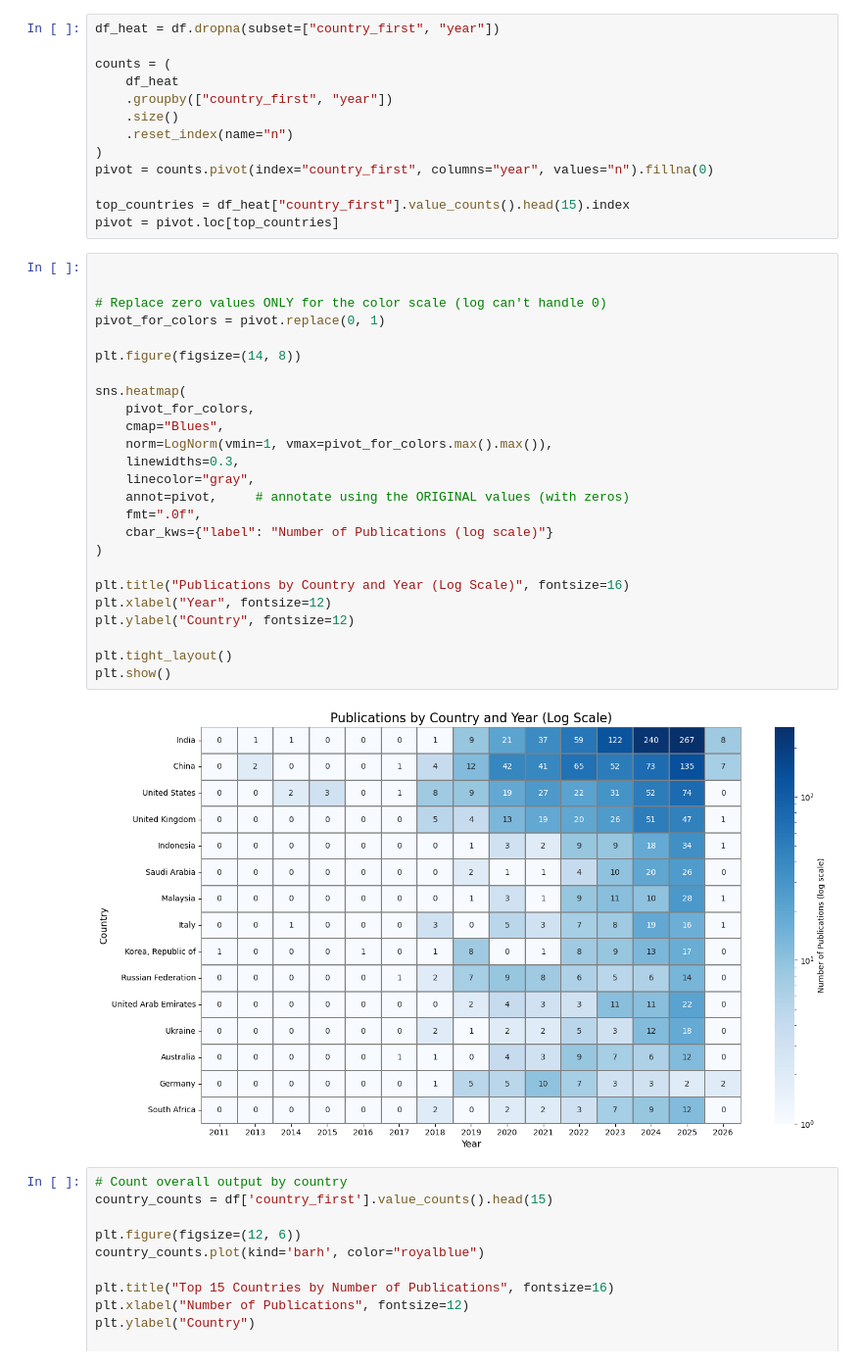
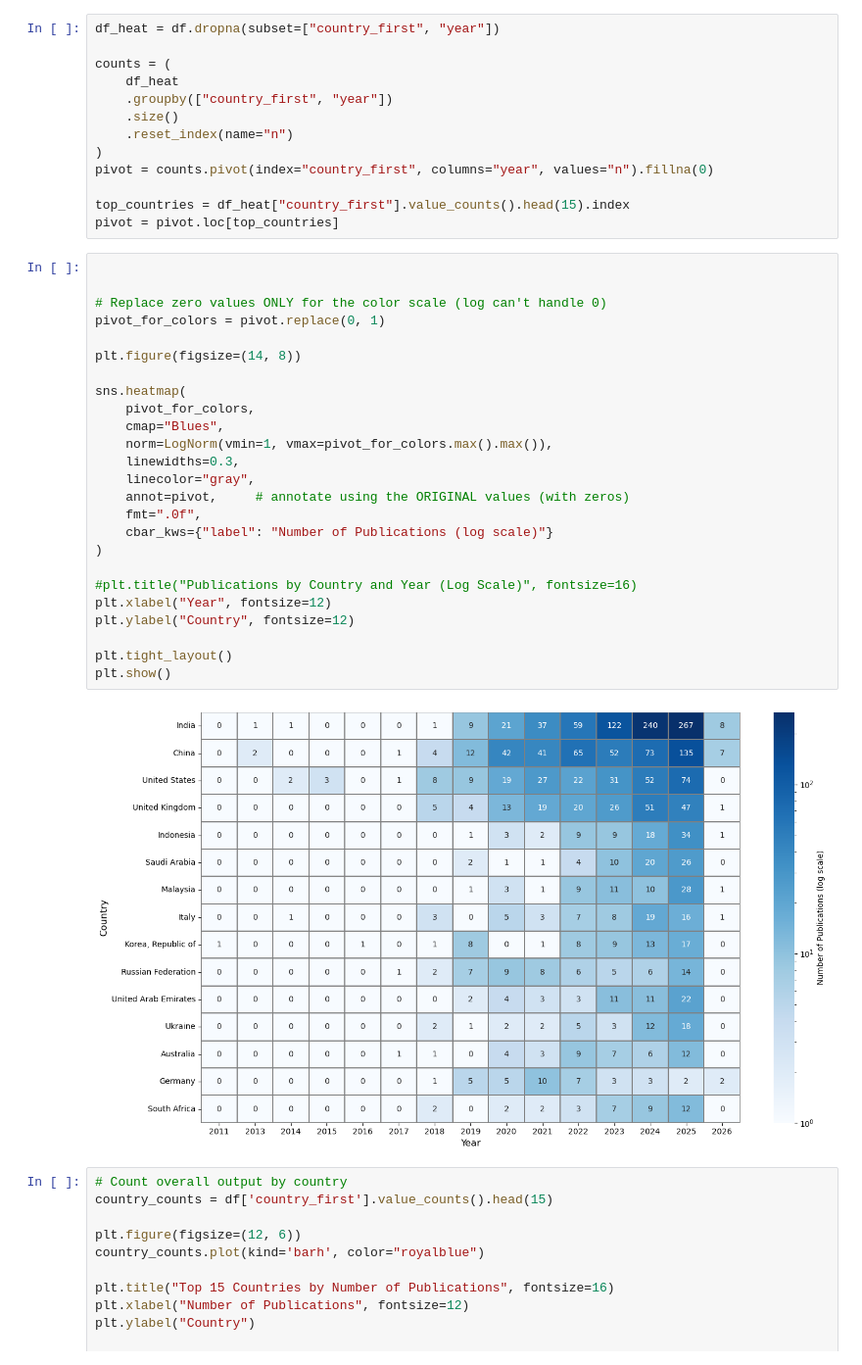
Before and after one commit to MSCA-DN-Digital-Finance/WP3_eXplainable_and_Fair_AI, a Jupyter notebook: IRP1/Code/historical_finance_project/251211_bibliometric_analysis.ipynb, the cells around one changed output. Shown at 98% size. Saved outputs shown, nothing was run; the diff lists cells and outputs as text.

```diff
--- a/IRP1/Code/historical_finance_project/251211_bibliometric_analysis.ipynb
+++ b/IRP1/Code/historical_finance_project/251211_bibliometric_analysis.ipynb
@@ -151,30 +151,30 @@ pivot = pivot.loc[top_countries]
 # %%
 
 
 # Replace zero values ONLY for the color scale (log can't handle 0)
 pivot_for_colors = pivot.replace(0, 1)
 
 plt.figure(figsize=(14, 8))
 
 sns.heatmap(
     pivot_for_colors,
     cmap="Blues",
     norm=LogNorm(vmin=1, vmax=pivot_for_colors.max().max()),
     linewidths=0.3,
     linecolor="gray",
     annot=pivot,     # annotate using the ORIGINAL values (with zeros)
     fmt=".0f",
     cbar_kws={"label": "Number of Publications (log scale)"}
 )
 
-plt.title("Publications by Country and Year (Log Scale)", fontsize=16)
+#plt.title("Publications by Country and Year (Log Scale)", fontsize=16)
 plt.xlabel("Year", fontsize=12)
 plt.ylabel("Country", fontsize=12)
 
 plt.tight_layout()
 plt.show()
 # %% [output]
-[figure, old version]
+[figure, new version]
 # %%
 # Count overall output by country
 country_counts = df['country_first'].value_counts().head(15)
```
Also changed, not shown: parts of 6 cells of this notebook.
